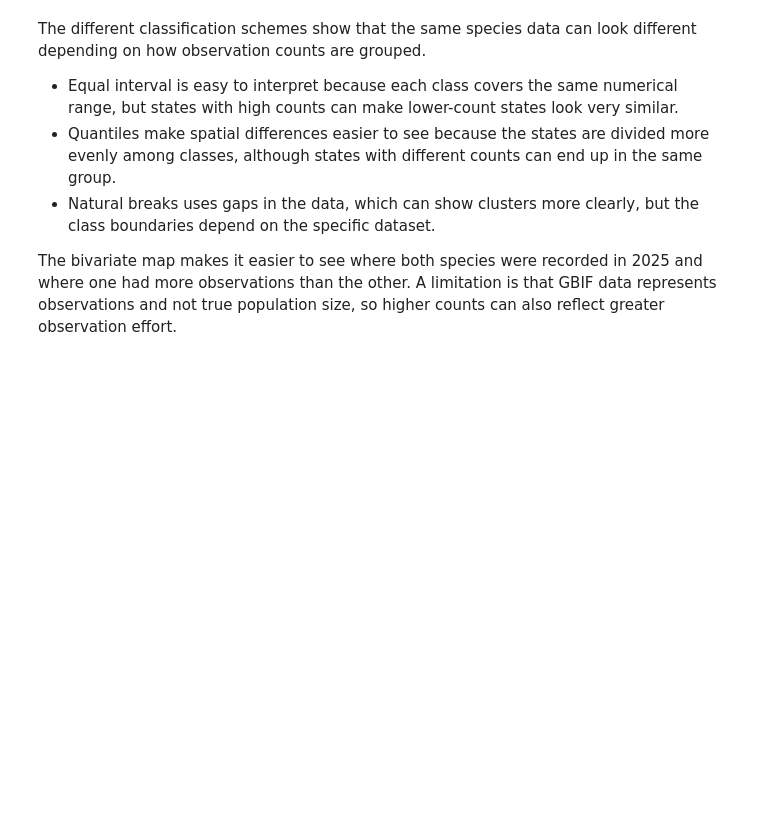
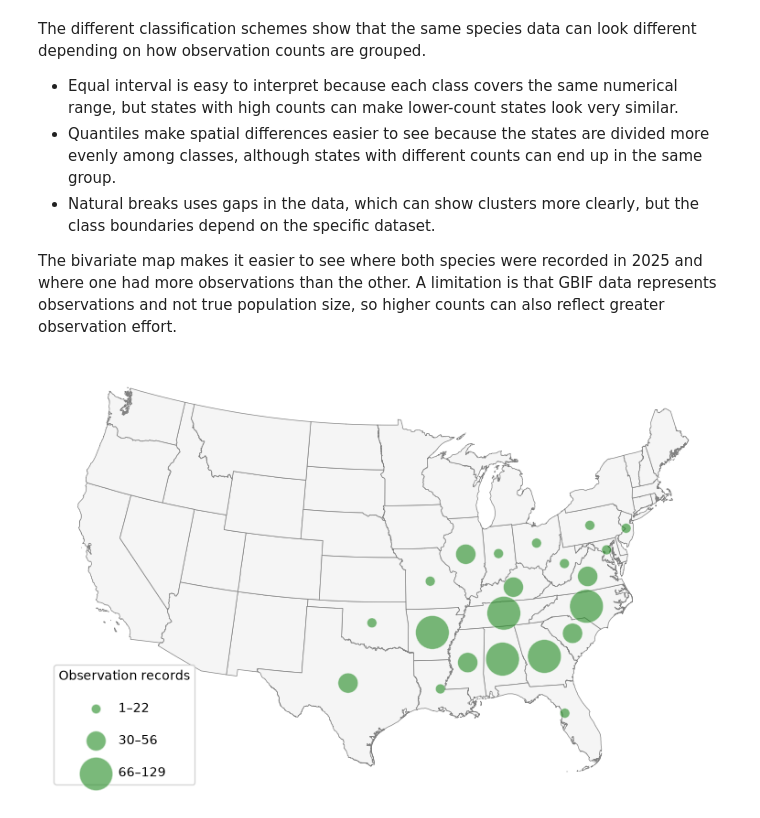
Before and after one commit to achakarova/geog592-achakaro, a Jupyter notebook: homework/week09/achakaro_hw09.ipynb, the cells around one changed output. Cells and saved outputs as stored; diff of their text form; code cells hidden in the pictures; blank space fills up the shorter version.

```diff
--- a/homework/week09/achakaro_hw09.ipynb
+++ b/homework/week09/achakaro_hw09.ipynb
@@ -331,0 +333,37 @@ The bivariate map makes it easier to see where both species were recorded in 202
+# %%
+positive = state_map.loc[state_map["total"] > 0].copy() #keep only states with at least one observation
+centers = positive.geometry.centroid #use state centroids for the symbol locations
+classification = mapclassify.FisherJenks(positive["total"], k=3) #classify the totals into 3 groups so the symbol sizes are easier to read
+sizes = np.array([60, 250, 700]) #circle sizes for the 3 classes
+# %%
+def propSymbol_class(ax):
+
+    positive = state_map.loc[state_map["total"] > 0].copy()
+    centers = positive.geometry.centroid
+
+    classification = mapclassify.FisherJenks(positive["total"], k=3)
+
+    # circle sizes for low, medium, and high classes
+    sizes = np.array([60, 250, 700])
+
+    state_map.plot(ax=ax, facecolor="whitesmoke", edgecolor="gray", linewidth=0.5)
+
+    ax.scatter(centers.x, centers.y, s=sizes[classification.yb], color="forestgreen", alpha=0.6, edgecolors="white", linewidths=0.5)
+
+    # legend uses the actual observation range in each class
+    for class_id, size in enumerate(sizes):
+        values = positive.loc[classification.yb == class_id, "total"]
+        ax.scatter([], [], s=size, color="forestgreen", alpha=0.6, edgecolors="white", label=f"{values.min():,.0f}–{values.max():,.0f}")
+
+    ax.legend(title="Observation records", loc="lower left", labelspacing=1.5)
+    ax.set_axis_off()
+
+    return ax
+# %%
+fig, ax = plt.subplots(figsize=(12, 6))
+
+propSymbol_class(ax)
+#fig.savefig("bamboo_proportional_symbol_2025.png", dpi=300, bbox_inches="tight")
+plt.show()
+# %% [output]
+[figure, added]
```
Also changed, not shown: parts of 10 cells of this notebook, 4 other files.
